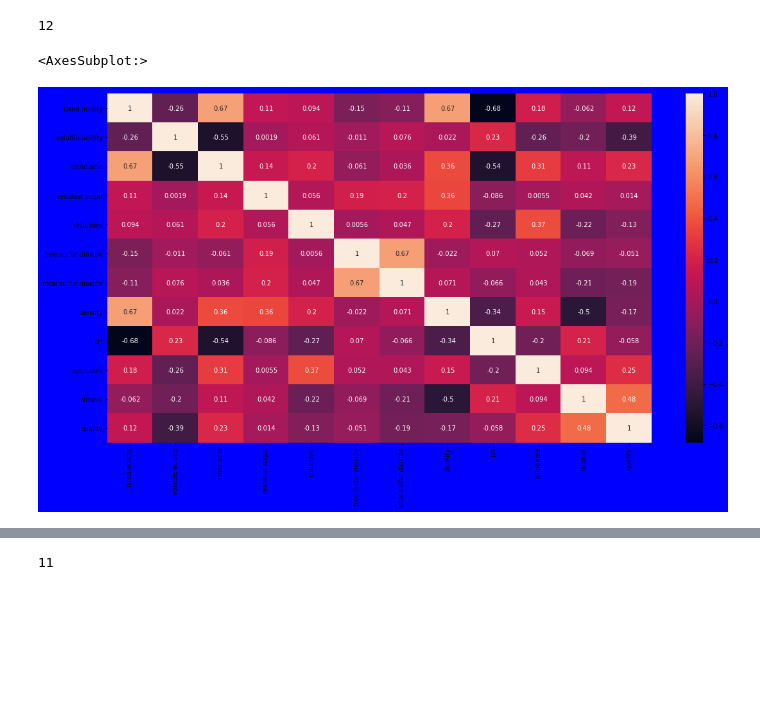
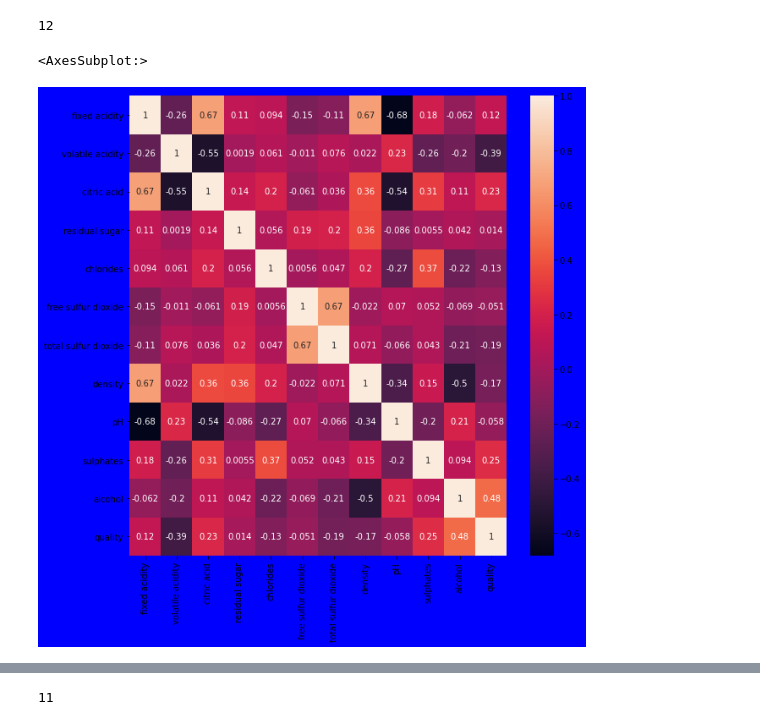
Before and after one commit to anantsharma3728/BosonQ-challenge2, a Jupyter notebook: Red_wine_quantumclassifier.ipynb, the cells around one changed output, grey strips where cells are left out. Saved outputs shown, nothing was run; the diff lists cells and outputs as text; code cells hidden in the pictures; blank space fills up the shorter version.

```diff
--- a/Red_wine_quantumclassifier.ipynb
+++ b/Red_wine_quantumclassifier.ipynb
@@ -33,8 +33,8 @@ num
 # %% [output]
 12
 # %%
-plt.figure(figsize=[19,10],facecolor='blue')
-sb.heatmap(df.corr(),annot=True)
+plt.figure(figsize=[10,10],facecolor='blue')
+sns.heatmap(df.corr(),annot=True)
 # %% [output]
 <AxesSubplot:>
-[figure, old version]
+[figure, new version]
```
Also changed, not shown: parts of 22 cells of this notebook.
